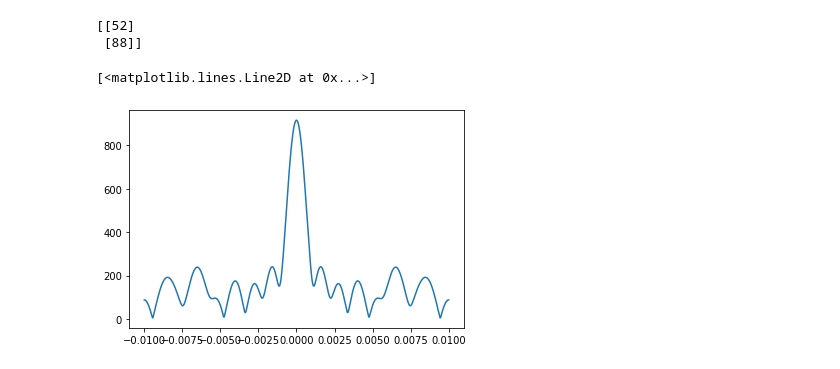
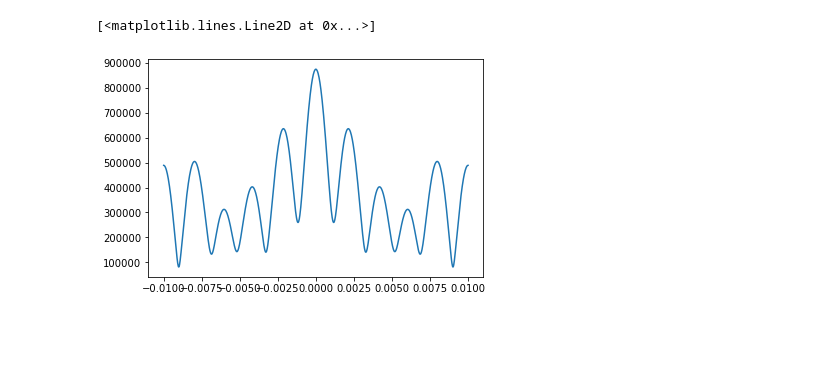
Before and after one commit to Upsilon-Lab/quantum-ml, a Jupyter notebook: data/potential-curvy/curvyPlots.ipynb, the cells around one changed output. Saved outputs shown, nothing was run; the diff lists cells and outputs as text; code cells hidden in the pictures; blank space fills up the shorter version.

```diff
--- a/data/potential-curvy/curvyPlots.ipynb
+++ b/data/potential-curvy/curvyPlots.ipynb
@@ -2,22 +3,22 @@
 import numpy as np
 import matplotlib.pyplot as plt
 # %%
-intrand = np.random.randint(1,high=3)
-num = np.random.randint(2,high=10)
+intrand = np.random.randint(1,high=3) # Stepsize for the summation
+num = np.random.randint(2,high=20) # Number for the summation number (N)
+gen = np.random.randint(2,high=30,size=(6,1)) # Number for the summation number (N)
 
-L = 0.01
+
+L = 0.01 #Half the period
 x = np.linspace(-L,L,1000)
-f = 0
+f = 0 # Initial state of the output vector
 
 for n in range(1,num,intrand):
-  rands = np.random.randint(10,high=100, size=(2,1))
-  f = f + rands[0] * np.exp(1j * n * np.pi * x /L)
-  f = f + rands[1] * np.exp(1j * -n * np.pi * x /L)
+  rands = np.random.randint(10,high=100, size=(3,1)) #Real coefficients for the exponetials
+  phase = np.random.randint(2,high=10, size=(2,1)) # Phase
+  f = f + rands[0] * np.exp(1j * n * np.pi * x /L + phase[0])
+  #f = f + rands[1] * np.exp(1j * -n * np.pi * x /L + phase[1])
 
-print(rands)
 plt.plot(x,abs(f))
 # %% [output]
-[[52]
- [88]]
+[<matplotlib.lines.Line2D at 0x...>]
-[<matplotlib.lines.Line2D at 0x...>]
-[figure, old version]
+[figure, new version]
```
Also changed, not shown: parts of 2 cells of this notebook.
